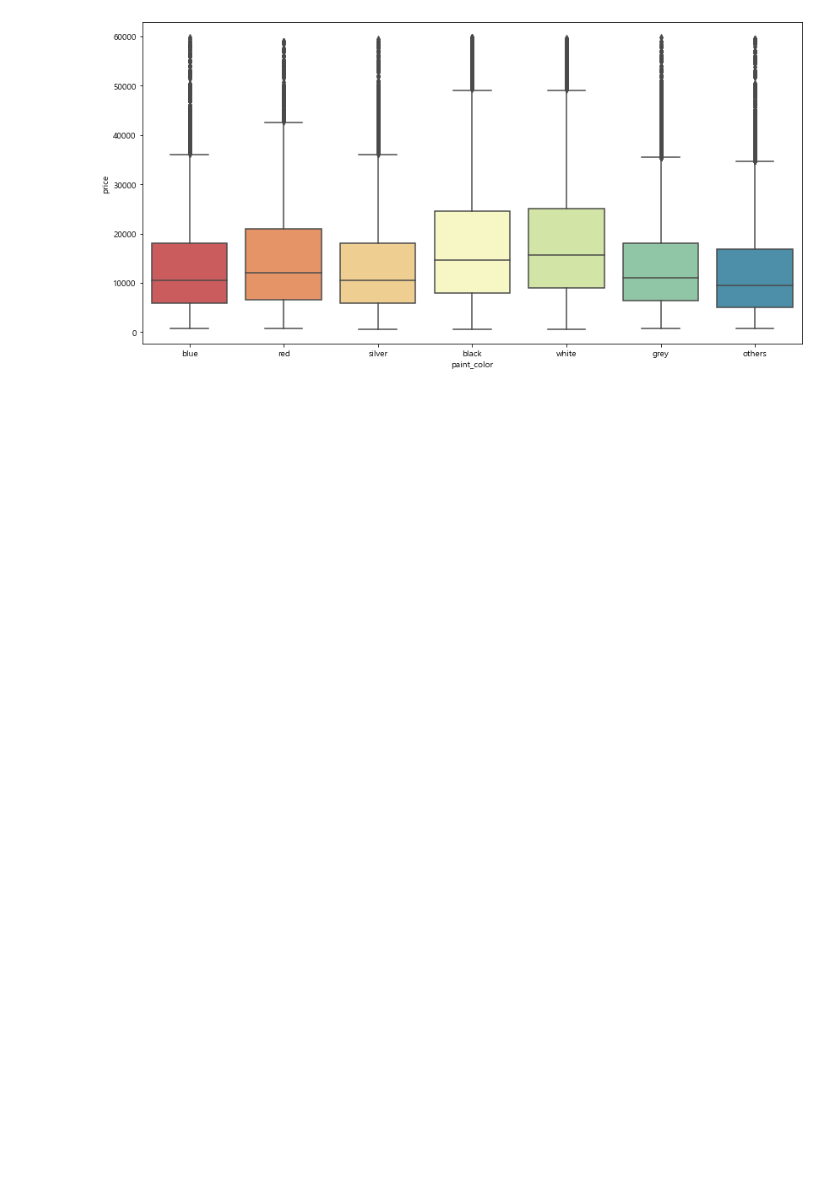
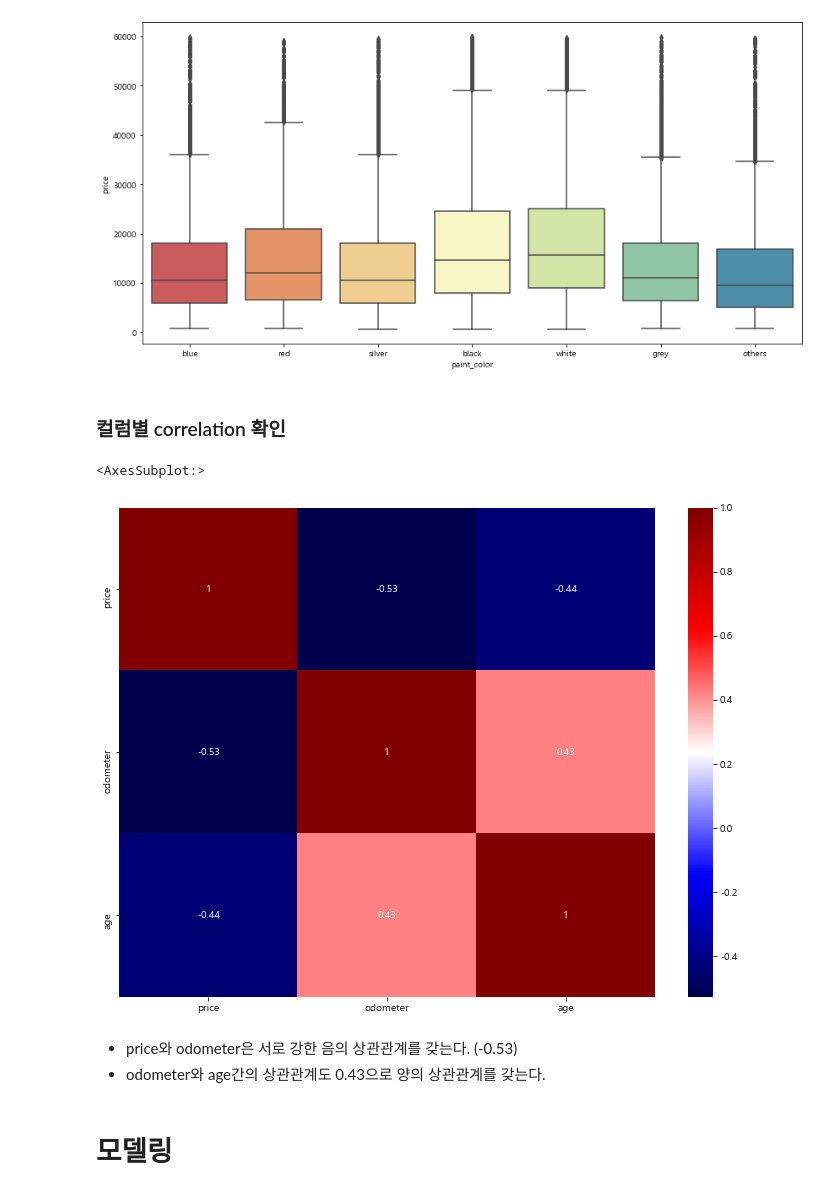
Before and after one commit to Kimgabe/Projects, a Jupyter notebook: Shadowing projects(필사)/[Kaggle_Used car price predict]/[kaggle] 중고자동차 가격 예측(feat. scrapping data).ipynb, the cells around one changed output. Drawn from its saved outputs; the diff is of its cells as text; code cells hidden in the pictures; blank space fills up the shorter version.

```diff
--- a/Shadowing projects(필사)/[Kaggle_Used car price predict]/[kaggle] 중고자동차 가격 예측(feat. scrapping data).ipynb
+++ b/Shadowing projects(필사)/[Kaggle_Used car price predict]/[kaggle] 중고자동차 가격 예측(feat. scrapping data).ipynb
@@ -1169,3 +1176,15 @@ boxplot('type')
 boxplot('paint_color')
 # %% [output]
 [figure]
+# %% [markdown]
+### 컬럼별 correlation 확인
+# %%
+sns.heatmap(df.corr(), annot=True, cmap='seismic')
+# %% [output]
+<AxesSubplot:>
+[figure, added]
+# %% [markdown]
+- price와 odometer은 서로 강한 음의 상관관계를 갖는다. (-0.53)
+- odometer와 age간의 상관관계도 0.43으로 양의 상관관계를 갖는다.
+# %% [markdown]
+# 모델링
```
Also changed, not shown: parts of 80 cells of this notebook.
